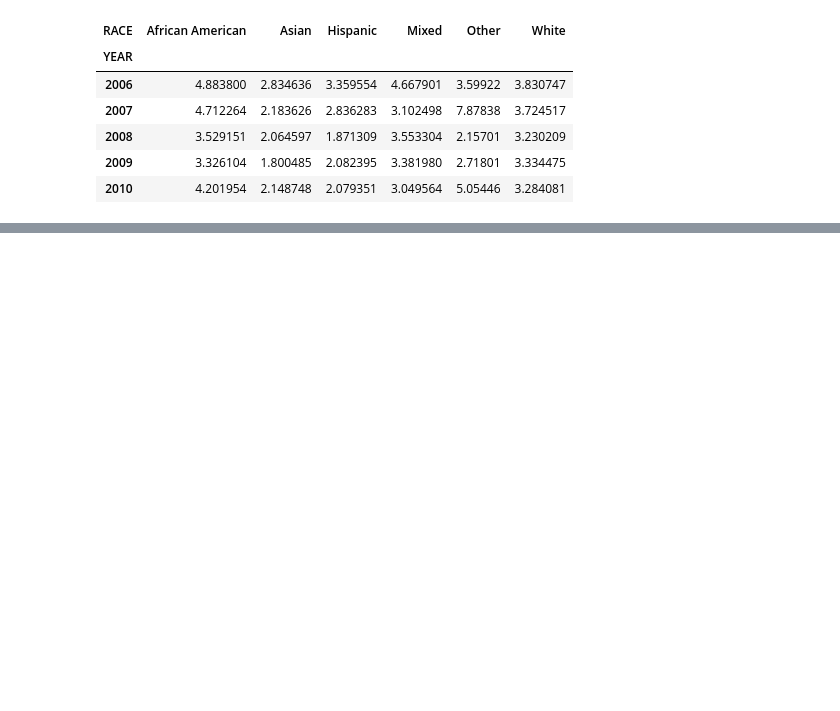
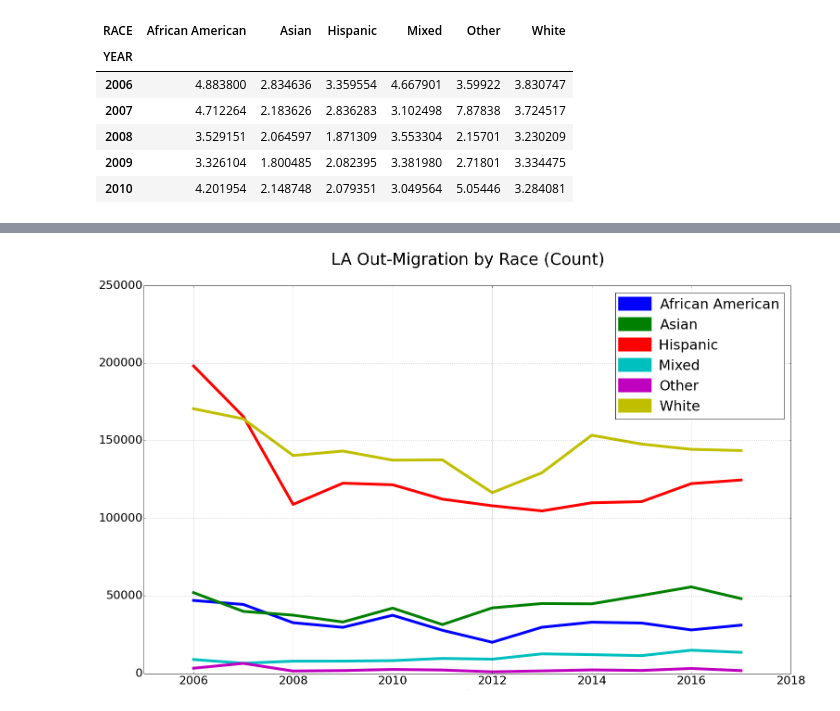
Before and after one commit to CityOfLosAngeles/Data-Angels, a Jupyter notebook: Fall 2018 Projects/LA_Outmigration/Visuals/Race.ipynb, the cells around one changed output, grey strips where cells are left out. Drawn from its saved outputs; the diff is of its cells as text; code cells hidden in the pictures; blank space fills up the shorter version.

```diff
--- a/Fall 2018 Projects/LA_Outmigration/Visuals/Race.ipynb
+++ b/Fall 2018 Projects/LA_Outmigration/Visuals/Race.ipynb
@@ -105,0 +119,27 @@ fig.savefig("LA_Out-Migration_by_race.jpg")
+# %%
+# Plotting Out-migration Total vs Year
+
+%matplotlib inline
+import matplotlib.pyplot as plt
+
+ax = combined_count.plot(figsize=(25, 15), legend=True, fontsize=25, linewidth=6)
+ax.set_title("LA Out-Migration by Race (Count)\n", fontsize= 35)
+ax.set_xlabel("\nYear", fontsize=0)
+# ax.set_ylabel("Number\n", fontsize=30)
+ax.tick_params(axis = 'both', which = 'major', labelsize = 25)
+
+leg = ax.legend(loc='best', prop={'size': 30});
+
+# set the linewidth of each legend object
+for legobj in leg.legendHandles:
+    legobj.set_linewidth(30.0)
+
+plt.xlim(left=2005)
+plt.ylim(top=250000)
+plt.show()
+
+# Save to file
+fig = ax.get_figure()
+fig.savefig("LA_Out-Migration_by_race_count.jpg", bbox_inches='tight')
+# %% [output]
+[figure, added]
```
Also changed, not shown: parts of 2 cells of this notebook, 2 other files.
